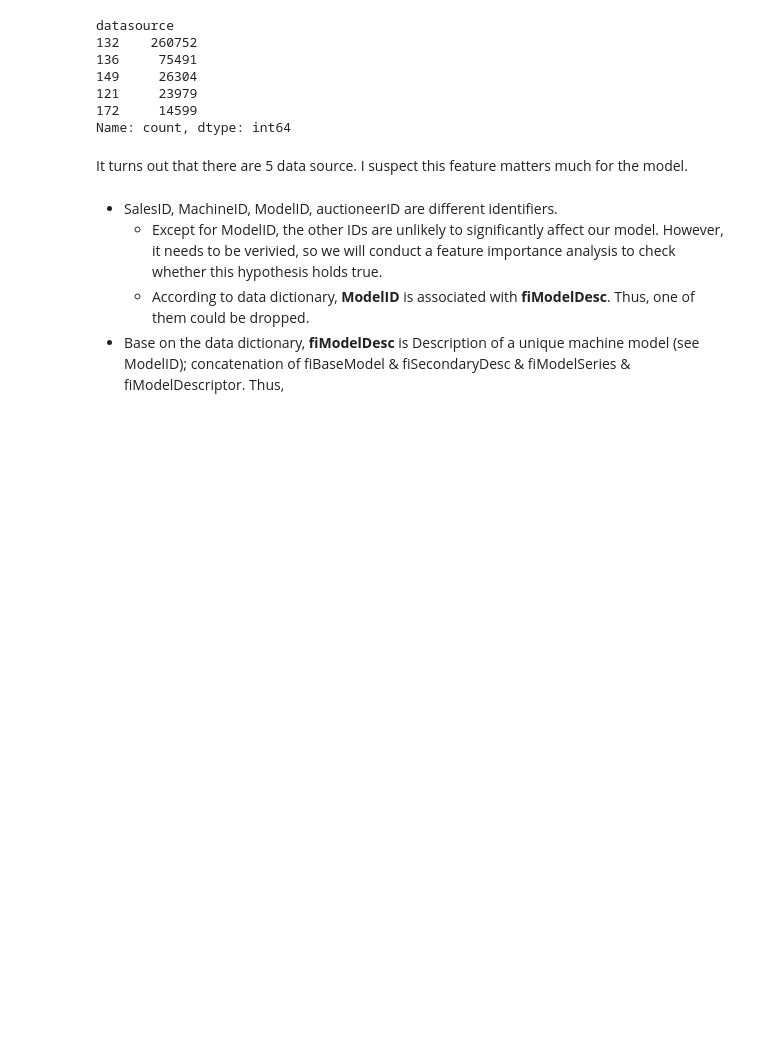
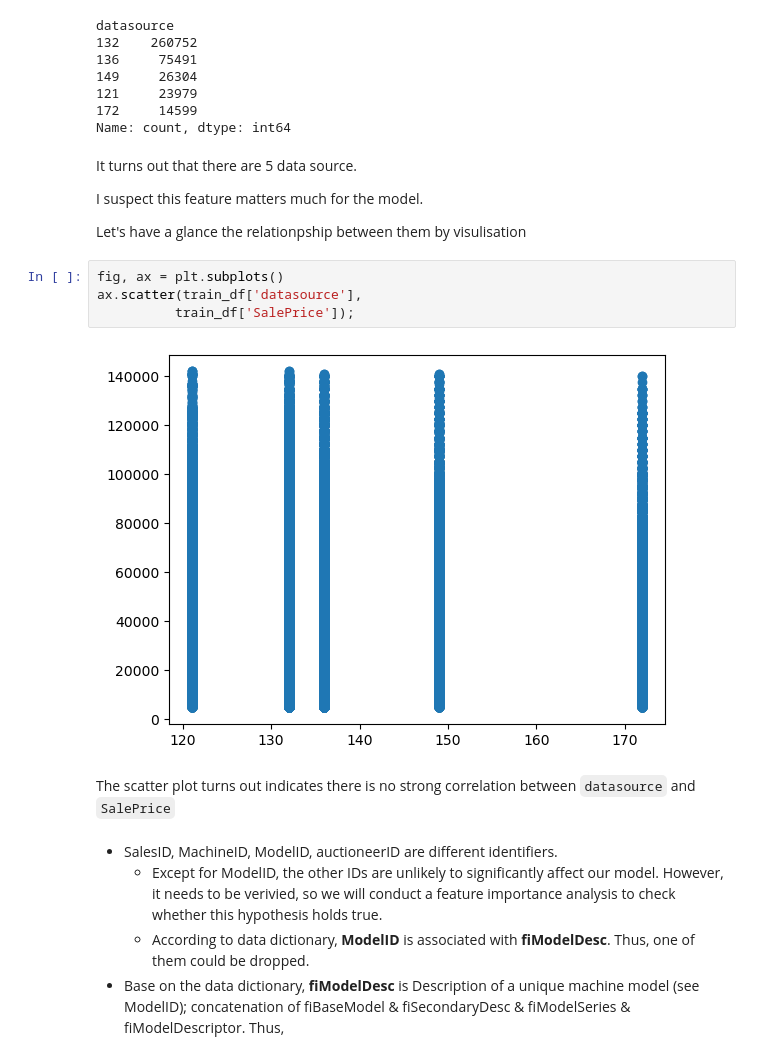
Before and after one commit to Eleanor-git/Regression_Bulldozer, a Jupyter notebook: Bulldozer_price_regression.ipynb, the cells around one changed output. Saved outputs shown, nothing was run; the diff lists cells and outputs as text; blank space fills up the shorter version.

```diff
--- a/Bulldozer_price_regression.ipynb
+++ b/Bulldozer_price_regression.ipynb
@@ -113,7 +146,18 @@ datasource
 Name: count, dtype: int64
 # %% [markdown]
 It turns out that there are 5 data source.
+
 I suspect this feature matters much for the model.
+
+Let's have a glance the relationpship between them by visulisation
+# %%
+fig, ax = plt.subplots()
+ax.scatter(train_df['datasource'],
+          train_df['SalePrice']);
+# %% [output]
+[figure, added]
+# %% [markdown]
+The scatter plot turns out indicates there is no strong correlation between `datasource` and `SalePrice`
 # %% [markdown]
 * SalesID, MachineID, ModelID, auctioneerID are different identifiers.
     * Except for ModelID, the other IDs are unlikely to significantly affect our model. However, it needs to be verivied, so we will conduct a feature importance analysis to check whether this hypothesis holds true.
```
Also changed, not shown: parts of 28 cells of this notebook, 1 other file.
